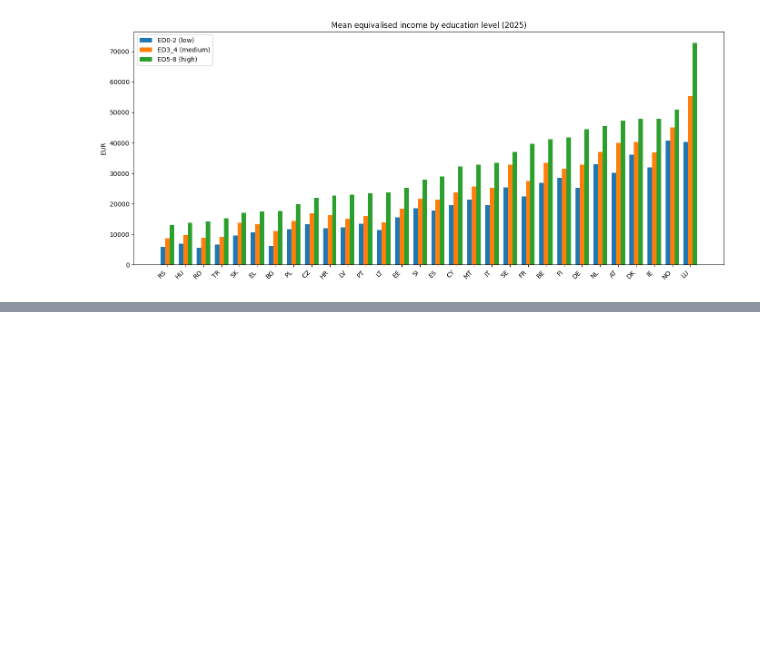
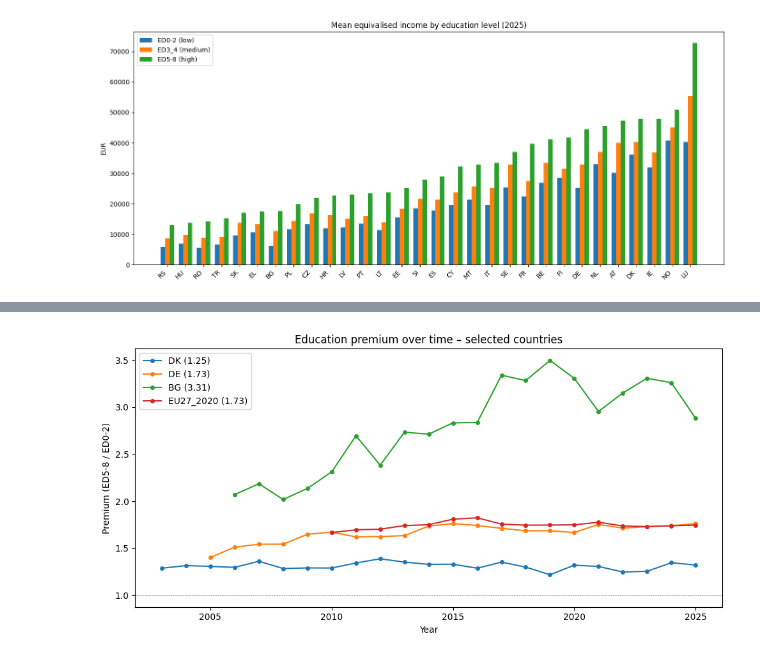
Before and after one commit to sgolbasi/dlds_project, a Jupyter notebook: project.ipynb, the cells around one changed output, grey strips where cells are left out. Drawn from its saved outputs; the diff is of its cells as text; code cells hidden in the pictures; blank space fills up the shorter version.

```diff
--- a/project.ipynb
+++ b/project.ipynb
@@ -150,0 +155,10 @@ plt.show()
+# %%
+high = base[base["isced"] == "ED5-8"].set_index(["country", "year"])["value"]
+low = base[base["isced"] == "ED0-2"].set_index(["country", "year"])["value"]
+
+premium = (high / low).rename("premium").reset_index()
+premium = premium.dropna().sort_values(["country", "year"]).reset_index(drop=True)
+
+premium.to_csv("education_premium.csv", index=False)
+print(f"{len(premium)} rows, {premium['country'].nunique()} geos")
+premium.head(10)
@@ -150,0 +207,22 @@ plt.show()
+# %%
+# time series for representative countries (top, middle, bottom of ranking + EU)
+top = rank.iloc[-1]["country"]
+mid = rank.iloc[len(rank) // 2]["country"]
+bot = rank.iloc[0]["country"]
+highlights = [bot, mid, top, "EU27_2020"]
+
+fig, ax = plt.subplots(figsize=(10, 5))
+for ctry in highlights:
+    sub = premium[premium["country"] == ctry]
+    label = f"{ctry} ({sub[sub['year']==ref_year]['premium'].values[0]:.2f})" if len(sub[sub['year']==ref_year]) else ctry
+    ax.plot(sub["year"], sub["premium"], marker="o", markersize=4, label=label)
+
+ax.axhline(1, color="grey", linewidth=0.5, linestyle="--")
+ax.set_xlabel("Year")
+ax.set_ylabel("Premium (ED5-8 / ED0-2)")
+ax.set_title("Education premium over time – selected countries")
+ax.legend()
+plt.tight_layout()
+plt.show()
+# %% [output]
+[figure, added]
```
Also changed, not shown: parts of 4 cells of this notebook, 2 other files.
